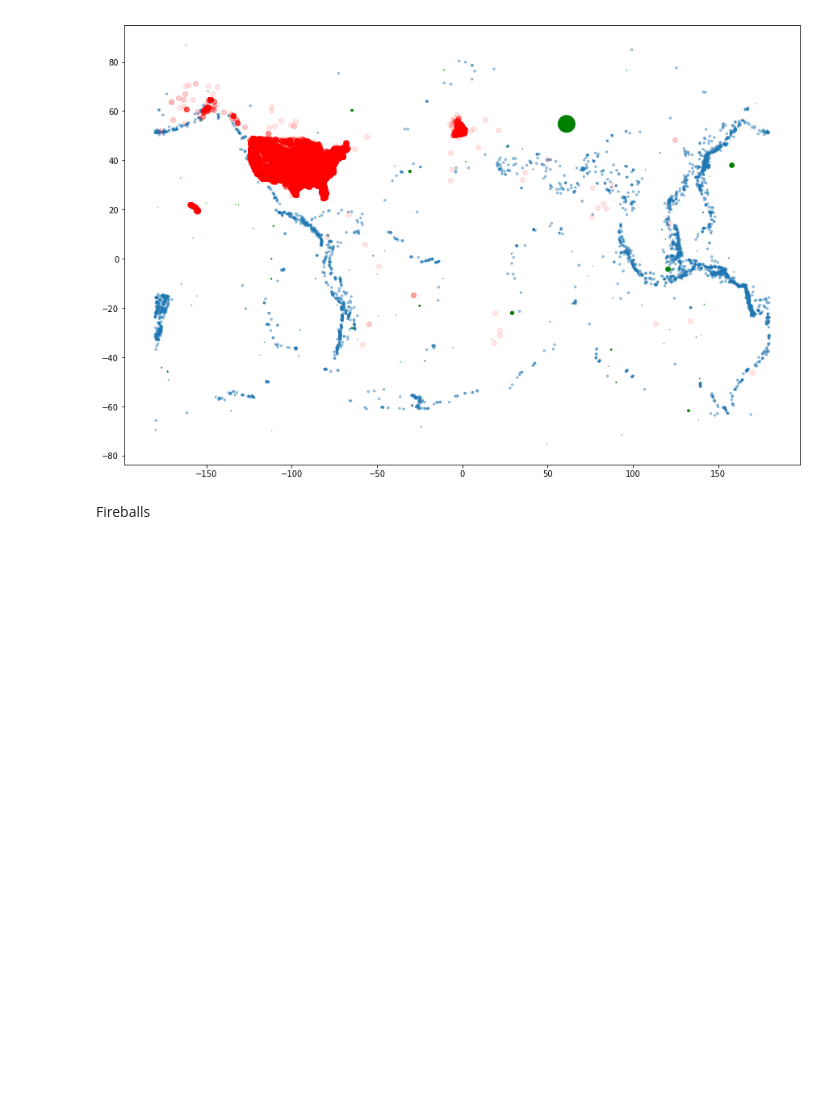
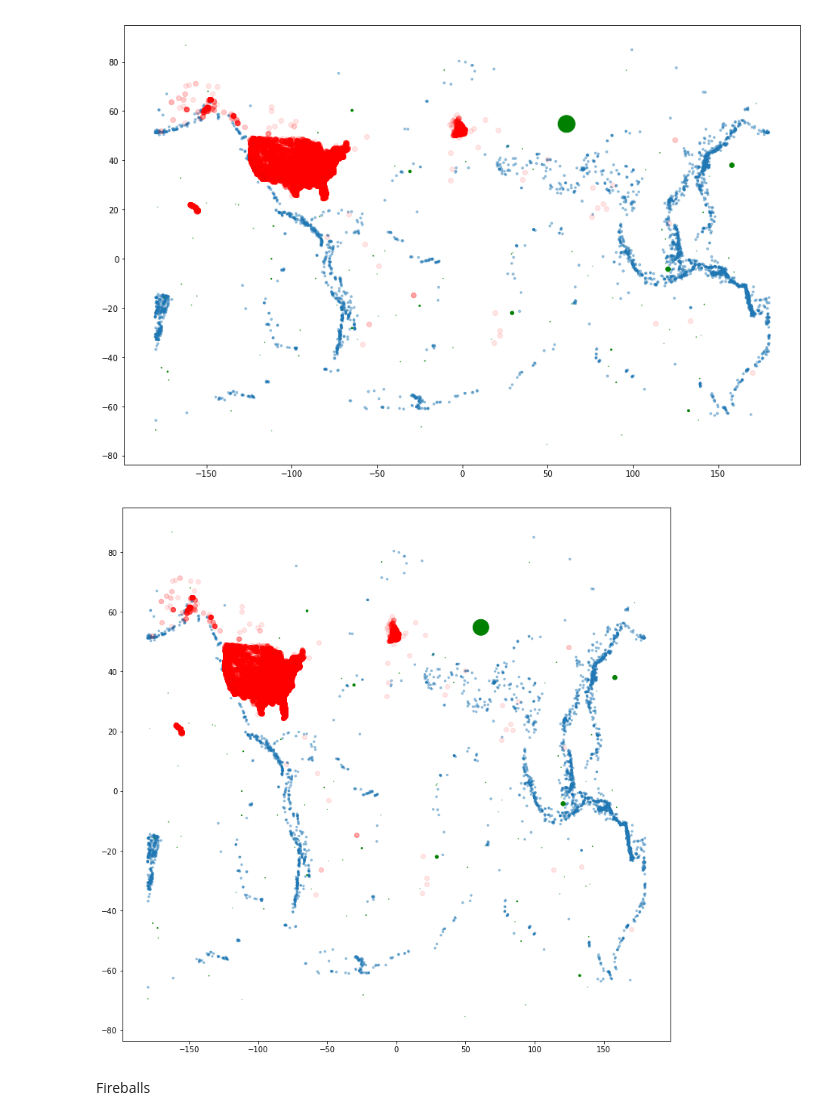
Before and after one commit to tnarik/training-meetup_20190211, a Jupyter notebook: draft001.ipynb, the cells around one changed output. Cells and saved outputs as stored; diff of their text form; code cells hidden in the pictures; blank space fills up the shorter version.

```diff
--- a/draft001.ipynb
+++ b/draft001.ipynb
@@ -107,6 +107,17 @@ plt.scatter(fireballs['Longitude'], fireballs['Latitude'],
                 fireballs['Calculated Total Impact Energy (kt)'], c='green', alpha=1);
 # %% [output]
 [figure]
+# %%
+import mplleaflet
+
+fig = plt.figure(figsize=(13,13))
+plt.scatter(earthquakes['earthquake.longitude'], earthquakes['earthquake.latitude'], earthquakes['earthquake.mag'],alpha=0.4);
+plt.scatter(ufos['longitude'], ufos['latitude'], c='red', alpha=0.1);
+
+plt.scatter(fireballs['Longitude'], fireballs['Latitude'],
+                fireballs['Calculated Total Impact Energy (kt)'], c='green', alpha=1);
+# %% [output]
+[figure, added]
 # %% [markdown]
 Fireballs
 # %%
```
Also changed, not shown: parts of 8 cells of this notebook, 1 other file.
